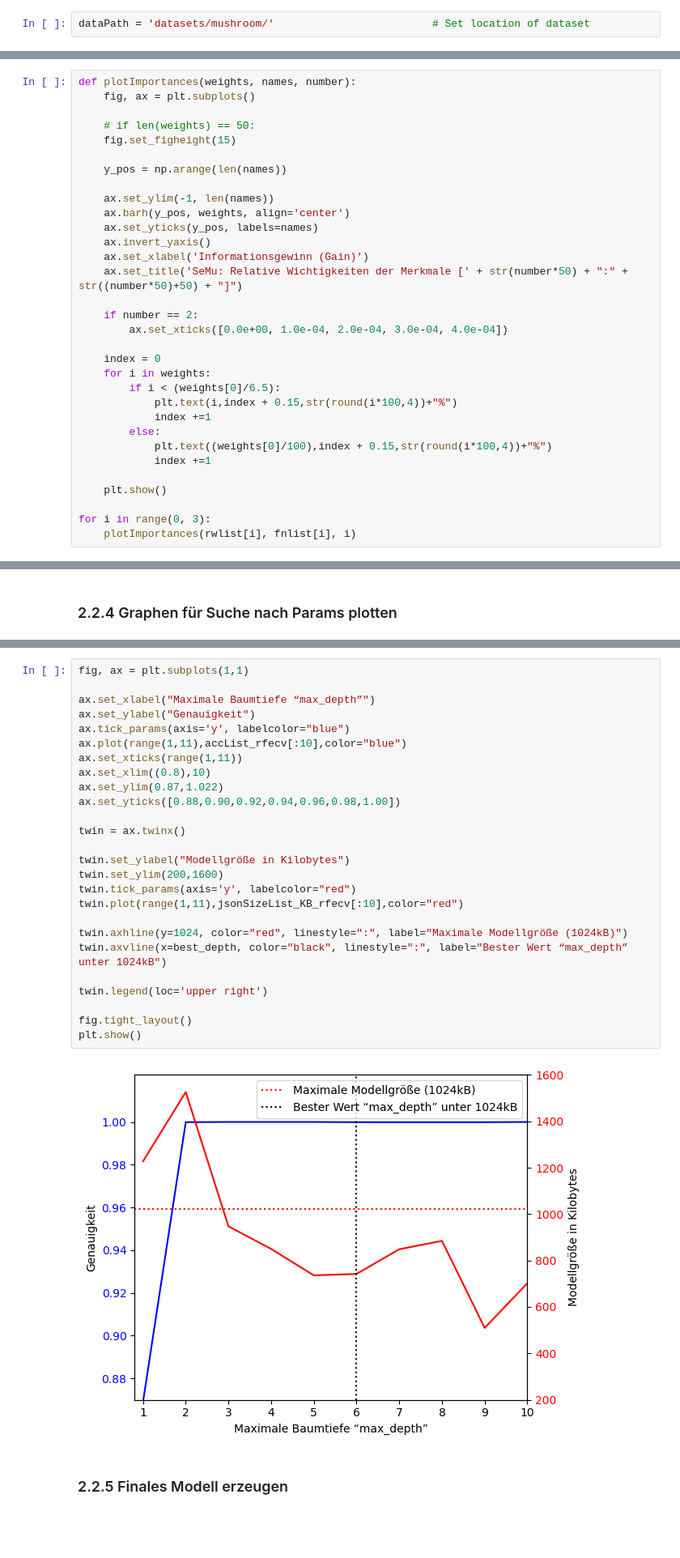
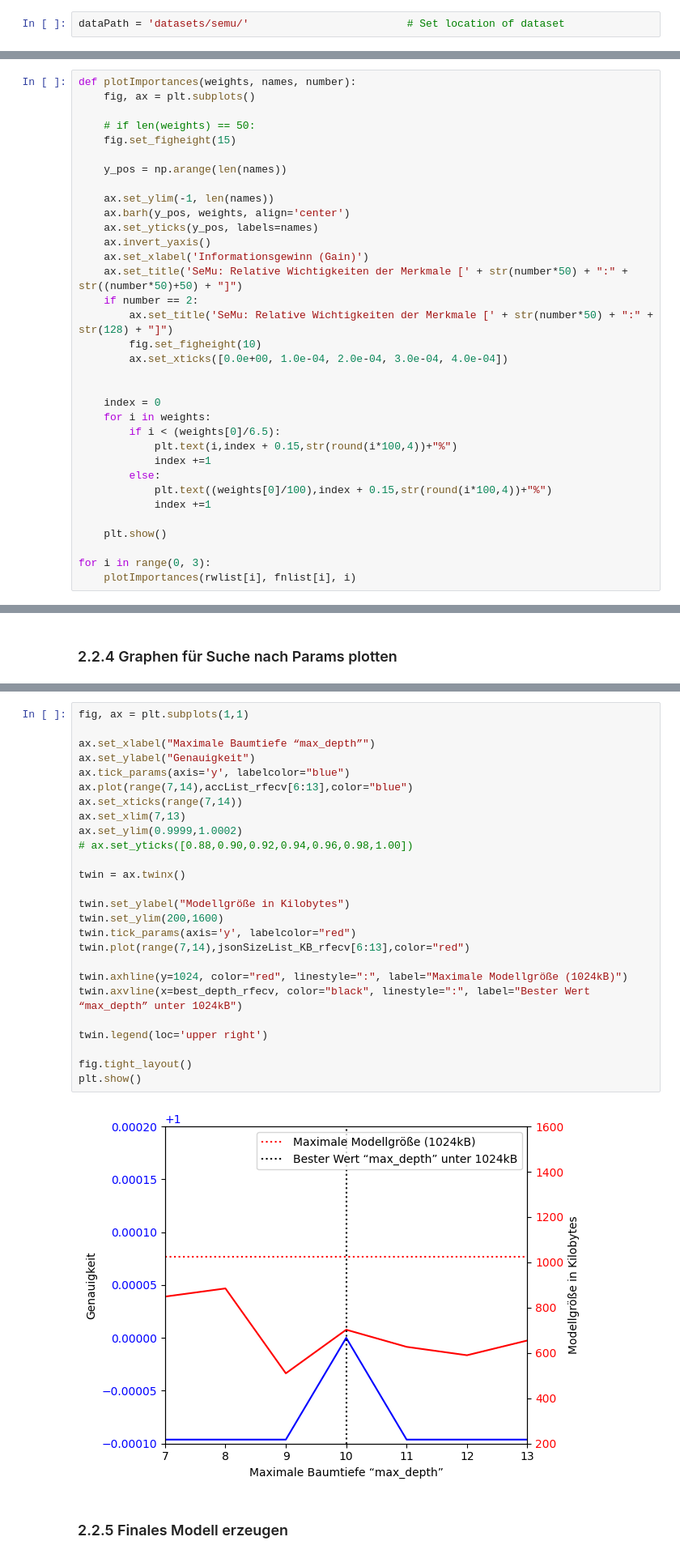
Before and after one commit to iTzOutmind/arduino-xgboost, a Jupyter notebook: featureselection_semu.ipynb, the cells around one changed output, grey strips where cells are left out. Shown at 81% size. Saved outputs shown, nothing was run; the diff lists cells and outputs as text; blank space fills up the shorter version.

```diff
--- a/featureselection_semu.ipynb
+++ b/featureselection_semu.ipynb
@@ -19,7 +19,7 @@ import os
 # %% [markdown]
 ## 1.2 Globals
 # %%
-dataPath = 'datasets/mushroom/'                         # Set location of dataset
+dataPath = 'datasets/semu/'                         # Set location of dataset
 # %% [markdown]
 ## 1.3 Daten
 # %%
@@ -217,9 +217,11 @@ def plotImportances(weights, names, number):
     ax.invert_yaxis()
     ax.set_xlabel('Informationsgewinn (Gain)')
     ax.set_title('SeMu: Relative Wichtigkeiten der Merkmale [' + str(number*50) + ":" + str((number*50)+50) + "]")
+    if number == 2:
+        ax.set_title('SeMu: Relative Wichtigkeiten der Merkmale [' + str(number*50) + ":" + str(128) + "]")
+        fig.set_figheight(10)
+        ax.set_xticks([0.0e+00, 1.0e-04, 2.0e-04, 3.0e-04, 4.0e-04])
 
-    if number == 2:
-        ax.set_xticks([0.0e+00, 1.0e-04, 2.0e-04, 3.0e-04, 4.0e-04])
 
     index = 0
     for i in weights:
@@ -603,31 +609,31 @@ plt.show()
 # %%
 fig, ax = plt.subplots(1,1)
 
 ax.set_xlabel("Maximale Baumtiefe “max_depth”")
 ax.set_ylabel("Genauigkeit")
 ax.tick_params(axis='y', labelcolor="blue")
-ax.plot(range(1,11),accList_rfecv[:10],color="blue")
-ax.set_xticks(range(1,11))
-ax.set_xlim((0.8),10)
-ax.set_ylim(0.87,1.022)
-ax.set_yticks([0.88,0.90,0.92,0.94,0.96,0.98,1.00])
+ax.plot(range(7,14),accList_rfecv[6:13],color="blue")
+ax.set_xticks(range(7,14))
+ax.set_xlim(7,13)
+ax.set_ylim(0.9999,1.0002)
+# ax.set_yticks([0.88,0.90,0.92,0.94,0.96,0.98,1.00])
 
 twin = ax.twinx()
 
 twin.set_ylabel("Modellgröße in Kilobytes")
 twin.set_ylim(200,1600)
 twin.tick_params(axis='y', labelcolor="red")
-twin.plot(range(1,11),jsonSizeList_KB_rfecv[:10],color="red")
+twin.plot(range(7,14),jsonSizeList_KB_rfecv[6:13],color="red")
 
 twin.axhline(y=1024, color="red", linestyle=":", label="Maximale Modellgröße (1024kB)")
-twin.axvline(x=best_depth, color="black", linestyle=":", label="Bester Wert “max_depth” unter 1024kB")
+twin.axvline(x=best_depth_rfecv, color="black", linestyle=":", label="Bester Wert “max_depth” unter 1024kB")
 
 twin.legend(loc='upper right')
 
 fig.tight_layout()
 plt.show()
 # %% [output]
-[figure, old version]
+[figure, new version]
 # %% [markdown]
 ### 2.2.5 Finales Modell erzeugen
 # %%
```
Also changed, not shown: parts of 4 cells of this notebook, 25 other files.
